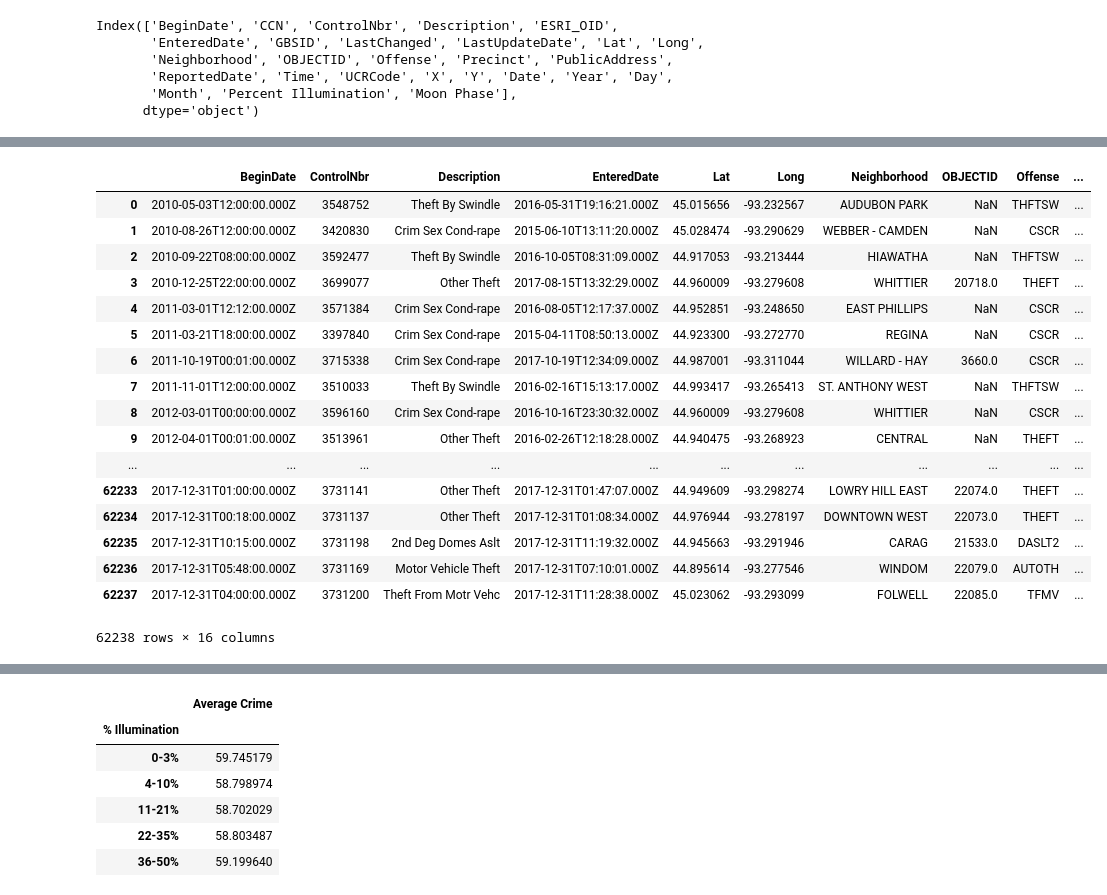
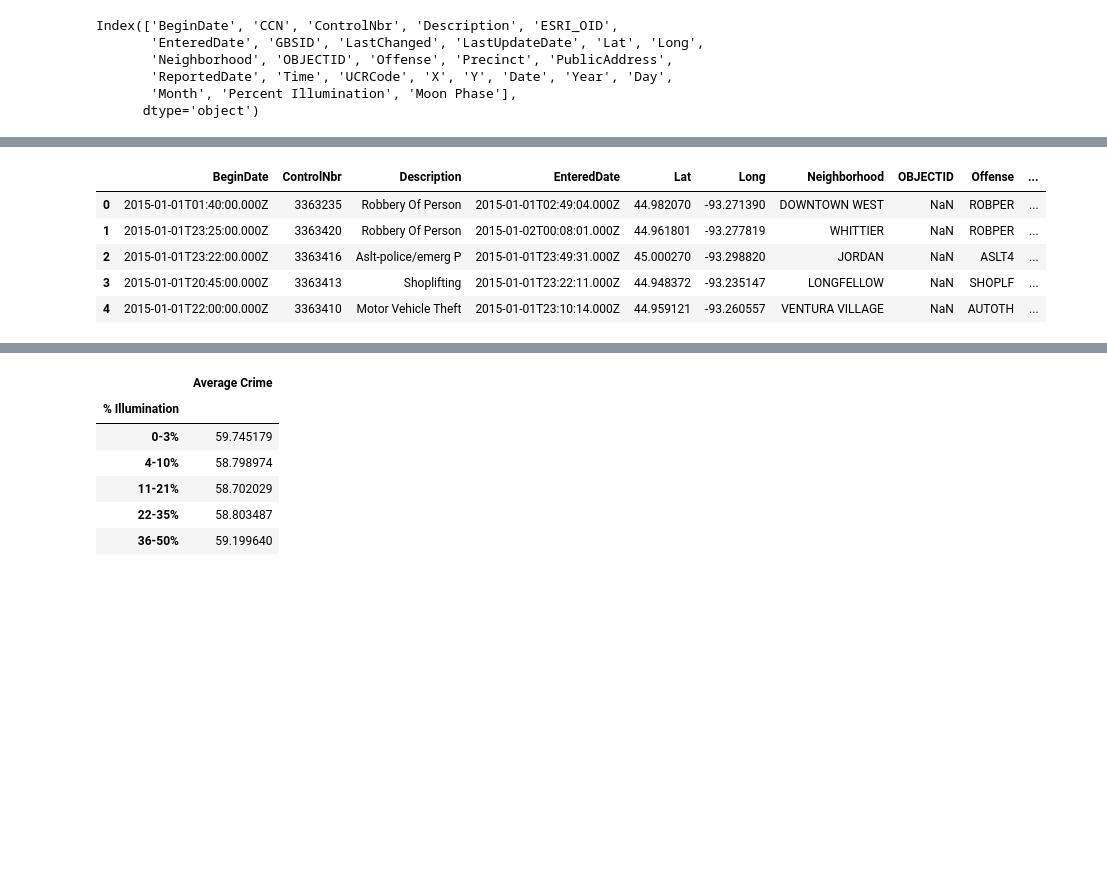
Before and after one commit to knwright/ProgressBar, a Jupyter notebook: Mpls_crime_data_analysis.ipynb, the cells around one changed output, grey strips where cells are left out. Cells and saved outputs as stored; diff of their text form; code cells hidden in the pictures; blank space fills up the shorter version.

```diff
--- a/Mpls_crime_data_analysis.ipynb
+++ b/Mpls_crime_data_analysis.ipynb
@@ -131,3 +131,12 @@ mpls_crime_data.head()
 | 3 | 2015-06-11T09:43:00.000Z | MP 2015 214187 | 3421485 | Crim Sex Cond-rape | 8004.0 | 2015-06-12T11:02:13.000Z | 22235.0 | 2015-06-26T07:16:57.000Z | ... |
 | 4 | 2015-06-11T22:00:00.000Z | MP 2015 214266 | 3421489 | Theft From Motr Vehc | 8005.0 | 2015-06-12T11:10:30.000Z | 10871.0 | 2015-06-18T06:12:11.000Z | ... |
 5 rows × 22 columns
+# %%
+# Remove data before 1/1/2015
+print(len(mpls_crime_data))
+print(mpls_crime_data['Date'].min())
+print(mpls_crime_data['Date'].max())
+mpls_crime_data = mpls_crime_data.loc[mpls_crime_data['Date'] >= '2015-01-01',:]
+print(len(mpls_crime_data))
+print(mpls_crime_data['Date'].min())
+mpls_crime_data.head()
@@ -195,48 +217,37 @@ mpls_data_clean
 # %%
 # Create an overview table that summarizes necessary data:
 
 # Total crime by date
 mpls_crime_total = pd.DataFrame(mpls_data_clean.Date.value_counts())
 
 # Rename Date column to Total Crimes
 mpls_crime_total_rename = mpls_crime_total.rename(columns={'Date': 'Total Crimes'})
 
 # Add index title for Total Crime
 mpls_crime_total_rename.index.name = 'Date'
 
 # Merge crime counts with previous total data frame
 mpls_totcrime = mpls_data_clean.merge(mpls_crime_total_rename, how='outer', on='Date').drop(['Time', 'Moon Phase'], axis=1)
 
 # Remove duplicate dates/condense
 mpls_totcrime_rm = mpls_totcrime.drop_duplicates()
 
 # Sort data frame by date
 mpls_sum_bydate = mpls_totcrime_rm.sort_values(by='Date')
 
 # Reset index values
 mpls_summary = mpls_sum_bydate.reset_index(drop=True)
 
 # Print the data
-mpls_summary
+# print(mpls_crime_total)
+mpls_summary.head()
 # %% [output]
 |  | BeginDate | ControlNbr | Description | EnteredDate | Lat | Long | Neighborhood | OBJECTID | Offense | ... |
-| 0 | 2010-05-03T12:00:00.000Z | 3548752 | Theft By Swindle | 2016-05-31T19:16:21.000Z | 45.015656 | -93.232567 | AUDUBON PARK | NaN | THFTSW | ... |
-| 1 | 2010-08-26T12:00:00.000Z | 3420830 | Crim Sex Cond-rape | 2015-06-10T13:11:20.000Z | 45.028474 | -93.290629 | WEBBER - CAMDEN | NaN | CSCR | ... |
-| 2 | 2010-09-22T08:00:00.000Z | 3592477 | Theft By Swindle | 2016-10-05T08:31:09.000Z | 44.917053 | -93.213444 | HIAWATHA | NaN | THFTSW | ... |
-| 3 | 2010-12-25T22:00:00.000Z | 3699077 | Other Theft | 2017-08-15T13:32:29.000Z | 44.960009 | -93.279608 | WHITTIER | 20718.0 | THEFT | ... |
-| 4 | 2011-03-01T12:12:00.000Z | 3571384 | Crim Sex Cond-rape | 2016-08-05T12:17:37.000Z | 44.952851 | -93.248650 | EAST PHILLIPS | NaN | CSCR | ... |
-| 5 | 2011-03-21T18:00:00.000Z | 3397840 | Crim Sex Cond-rape | 2015-04-11T08:50:13.000Z | 44.923300 | -93.272770 | REGINA | NaN | CSCR | ... |
-| 6 | 2011-10-19T00:01:00.000Z | 3715338 | Crim Sex Cond-rape | 2017-10-19T12:34:09.000Z | 44.987001 | -93.311044 | WILLARD - HAY | 3660.0 | CSCR | ... |
-| 7 | 2011-11-01T12:00:00.000Z | 3510033 | Theft By Swindle | 2016-02-16T15:13:17.000Z | 44.993417 | -93.265413 | ST. ANTHONY WEST | NaN | THFTSW | ... |
-| 8 | 2012-03-01T00:00:00.000Z | 3596160 | Crim Sex Cond-rape | 2016-10-16T23:30:32.000Z | 44.960009 | -93.279608 | WHITTIER | NaN | CSCR | ... |
-| 9 | 2012-04-01T00:01:00.000Z | 3513961 | Other Theft | 2016-02-26T12:18:28.000Z | 44.940475 | -93.268923 | CENTRAL | NaN | THEFT | ... |
-| ... | ... | ... | ... | ... | ... | ... | ... | ... | ... | ... |
-| 62233 | 2017-12-31T01:00:00.000Z | 3731141 | Other Theft | 2017-12-31T01:47:07.000Z | 44.949609 | -93.298274 | LOWRY HILL EAST | 22074.0 | THEFT | ... |
-| 62234 | 2017-12-31T00:18:00.000Z | 3731137 | Other Theft | 2017-12-31T01:08:34.000Z | 44.976944 | -93.278197 | DOWNTOWN WEST | 22073.0 | THEFT | ... |
-| 62235 | 2017-12-31T10:15:00.000Z | 3731198 | 2nd Deg Domes Aslt | 2017-12-31T11:19:32.000Z | 44.945663 | -93.291946 | CARAG | 21533.0 | DASLT2 | ... |
-| 62236 | 2017-12-31T05:48:00.000Z | 3731169 | Motor Vehicle Theft | 2017-12-31T07:10:01.000Z | 44.895614 | -93.277546 | WINDOM | 22079.0 | AUTOTH | ... |
-| 62237 | 2017-12-31T04:00:00.000Z | 3731200 | Theft From Motr Vehc | 2017-12-31T11:28:38.000Z | 45.023062 | -93.293099 | FOLWELL | 22085.0 | TFMV | ... |
+| 0 | 2015-01-01T01:40:00.000Z | 3363235 | Robbery Of Person | 2015-01-01T02:49:04.000Z | 44.982070 | -93.271390 | DOWNTOWN WEST | NaN | ROBPER | ... |
+| 1 | 2015-01-01T23:25:00.000Z | 3363420 | Robbery Of Person | 2015-01-02T00:08:01.000Z | 44.961801 | -93.277819 | WHITTIER | NaN | ROBPER | ... |
+| 2 | 2015-01-01T23:22:00.000Z | 3363416 | Aslt-police/emerg P | 2015-01-01T23:49:31.000Z | 45.000270 | -93.298820 | JORDAN | NaN | ASLT4 | ... |
+| 3 | 2015-01-01T20:45:00.000Z | 3363413 | Shoplifting | 2015-01-01T23:22:11.000Z | 44.948372 | -93.235147 | LONGFELLOW | NaN | SHOPLF | ... |
+| 4 | 2015-01-01T22:00:00.000Z | 3363410 | Motor Vehicle Theft | 2015-01-01T23:10:14.000Z | 44.959121 | -93.260557 | VENTURA VILLAGE | NaN | AUTOTH | ... |
-62238 rows × 16 columns
 # %%
 # Changing the Percent Illumination column data type to a float for binning below
 mpls_summary['Percent Illumination'] = mpls_summary['Percent Illumination'].str.rstrip('%').astype('float')
```
Also changed, not shown: parts of 17 cells of this notebook.
